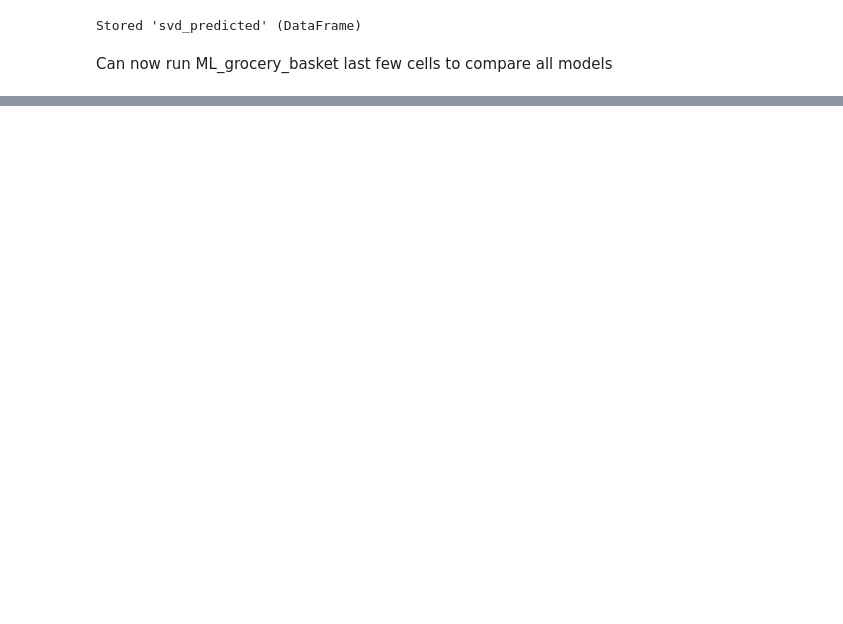
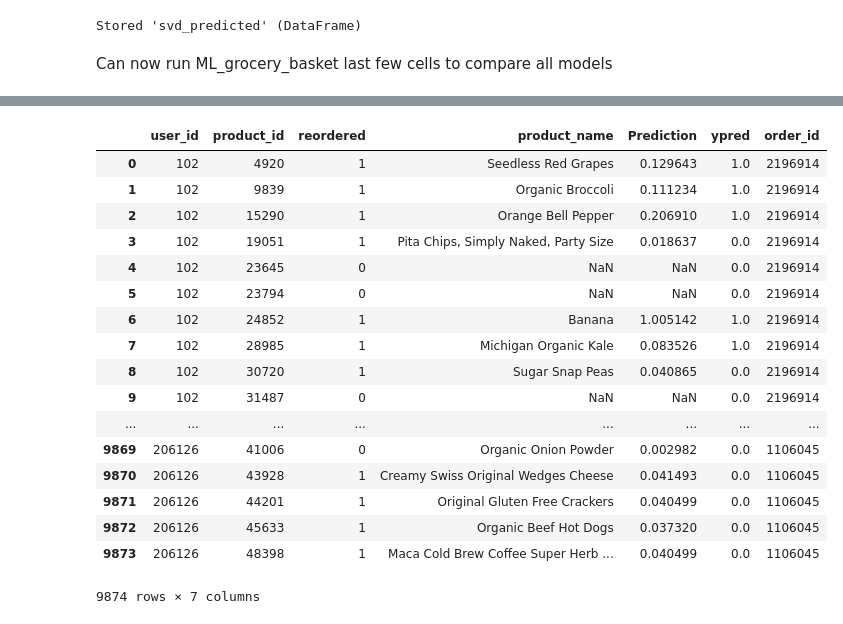
Before and after one commit to lbjennings/Springboard, a Jupyter notebook: Springboard/Capstone Project 1/SVD.ipynb, the cells around one changed output, grey strips where cells are left out. Saved outputs shown, nothing was run; the diff lists cells and outputs as text; code cells hidden in the pictures; blank space fills up the shorter version.

```diff
--- a/Springboard/Capstone Project 1/SVD.ipynb
+++ b/Springboard/Capstone Project 1/SVD.ipynb
@@ -803,0 +1034,7 @@ Can now run ML_grocery_basket last few cells to compare all models
+# %%
+#fill in NaN values for lables
+#products we did not train on or predict for get a negative label
+tng_predicted['ypred']=tng_predicted['ypred'].fillna(0)
+
+#should not affect sum above
+tng_predicted['ypred'].sum()
@@ -803,0 +1053,4 @@ Can now run ML_grocery_basket last few cells to compare all models
+# %%
+#set index to make ML_grocery_basket test index
+tng_predicted=tng_predicted.sort_values(['user_id','product_id'])
+tng_predicted.head(7)
@@ -803,0 +1066,26 @@ Can now run ML_grocery_basket last few cells to compare all models
+# %%
+tng_user_order_prod = df_user_order_prod.reset_index().sort_values(['user_id','product_id'])
+tng_user_order_prod = tng_user_order_prod.drop ( ['order_id', 'add_to_cart_order' , 'days_since_prior_order' , 'eval_set' , 'order_dow', 'order_hour_of_day', 'order_number' ]   , axis=1)
+# %%
+tng_predicted = pd.merge( tng_user_order_prod, tng_predicted , how='inner', left_on=['user_id','product_id'], right_on=['user_id','product_id']  )
+# %%
+tng_predicted
+# %% [output]
+|  | user_id | product_id | reordered | product_name | Prediction | ypred | order_id |
+| 0 | 102 | 4920 | 1 | Seedless Red Grapes | 0.129643 | 1.0 | 2196914 |
+| 1 | 102 | 9839 | 1 | Organic Broccoli | 0.111234 | 1.0 | 2196914 |
+| 2 | 102 | 15290 | 1 | Orange Bell Pepper | 0.206910 | 1.0 | 2196914 |
+| 3 | 102 | 19051 | 1 | Pita Chips, Simply Naked, Party Size | 0.018637 | 0.0 | 2196914 |
+| 4 | 102 | 23645 | 0 | NaN | NaN | 0.0 | 2196914 |
+| 5 | 102 | 23794 | 0 | NaN | NaN | 0.0 | 2196914 |
+| 6 | 102 | 24852 | 1 | Banana | 1.005142 | 1.0 | 2196914 |
+| 7 | 102 | 28985 | 1 | Michigan Organic Kale | 0.083526 | 1.0 | 2196914 |
+| 8 | 102 | 30720 | 1 | Sugar Snap Peas | 0.040865 | 0.0 | 2196914 |
+| 9 | 102 | 31487 | 0 | NaN | NaN | 0.0 | 2196914 |
+| ... | ... | ... | ... | ... | ... | ... | ... |
+| 9869 | 206126 | 41006 | 0 | Organic Onion Powder | 0.002982 | 0.0 | 1106045 |
+| 9870 | 206126 | 43928 | 1 | Creamy Swiss Original Wedges Cheese | 0.041493 | 0.0 | 1106045 |
+| 9871 | 206126 | 44201 | 1 | Original Gluten Free Crackers | 0.040499 | 0.0 | 1106045 |
+| 9872 | 206126 | 45633 | 1 | Organic Beef Hot Dogs | 0.037320 | 0.0 | 1106045 |
+| 9873 | 206126 | 48398 | 1 | Maca Cold Brew Coffee Super Herb ... | 0.040499 | 0.0 | 1106045 |
+9874 rows × 7 columns
```
Also changed, not shown: parts of 96 cells of this notebook.
